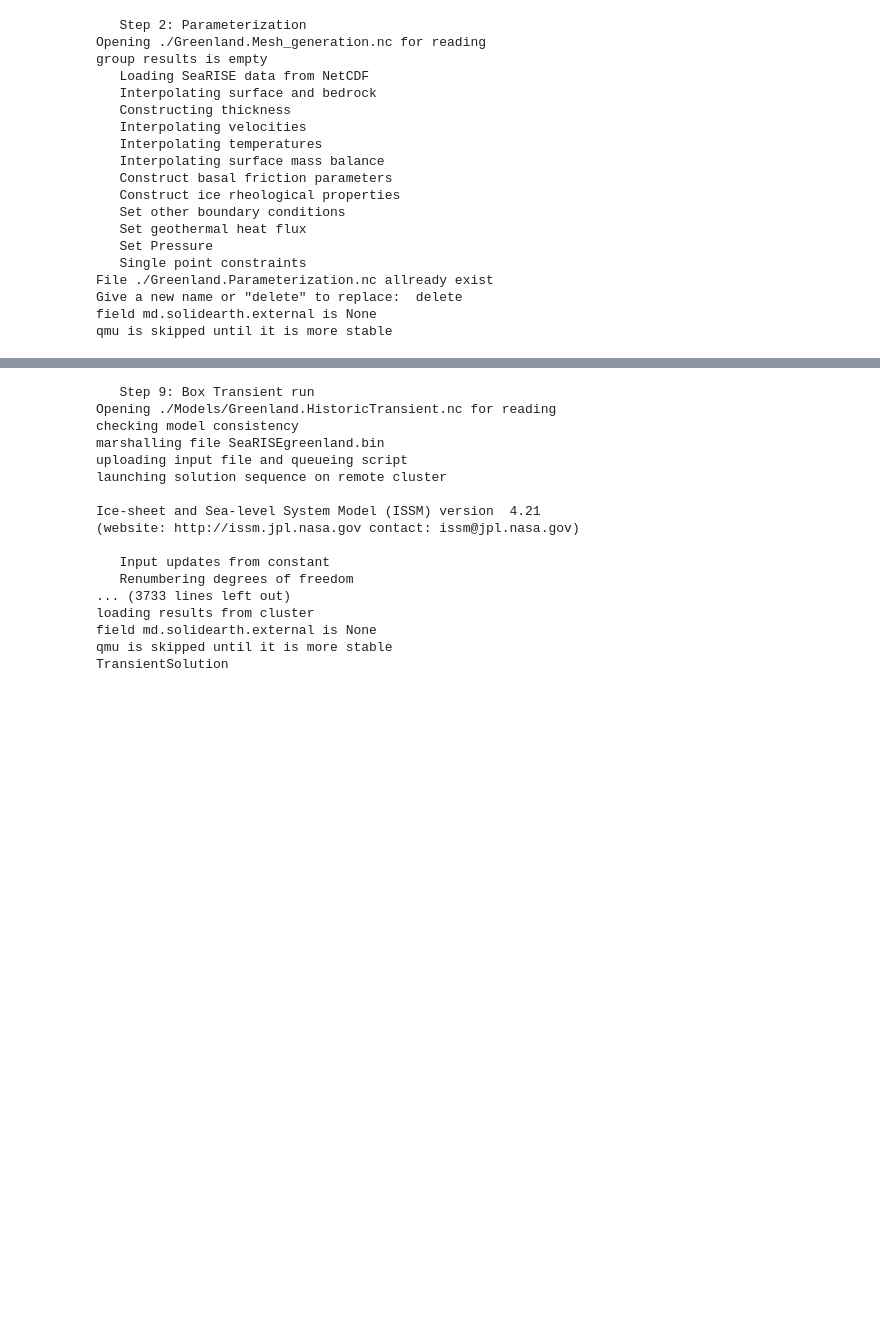
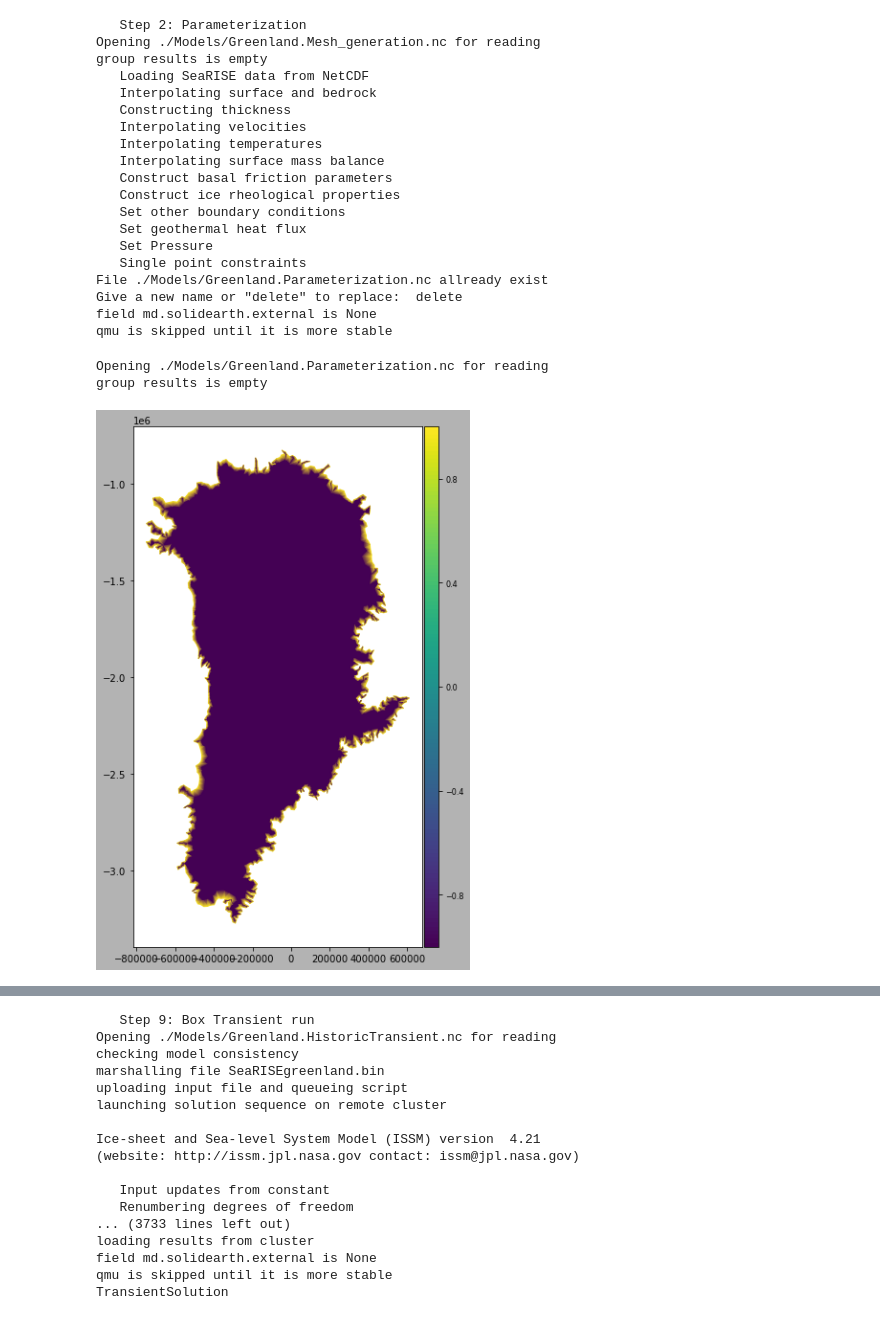
Before and after one commit to carolluzardi/ISSM-Project, a Jupyter notebook: Greenland/Greenland.ipynb, the cells around one changed output, grey strips where cells are left out. Cells and saved outputs as stored; diff of their text form; code cells hidden in the pictures; blank space fills up the shorter version.

```diff
--- a/Greenland/Greenland.ipynb
+++ b/Greenland/Greenland.ipynb
@@ -68,17 +67,16 @@ steps = [2]
 if 2 in steps:
     #  Step 2: Parameterization{{{
     print('   Step 2: Parameterization')
-    md = loadmodel('./Greenland.Mesh_generation.nc')
+    md = loadmodel('./Models/Greenland.Mesh_generation.nc')
 
     md = setmask(md, '', '')
     md = parameterize(md, './Greenland.py')
     md = setflowequation(md, 'SSA', 'all')
 
-    export_netCDF(md, "./Greenland.Parameterization.nc")
-    # }}}
+    export_netCDF(md, "./Models/Greenland.Parameterization.nc")
 # %% [output]
    Step 2: Parameterization
-Opening ./Greenland.Mesh_generation.nc for reading
+Opening ./Models/Greenland.Mesh_generation.nc for reading
 group results is empty
    Loading SeaRISE data from NetCDF
    Interpolating surface and bedrock
@@ -92,10 +90,19 @@ group results is empty
    Set geothermal heat flux
    Set Pressure
    Single point constraints
-File ./Greenland.Parameterization.nc allready exist
+File ./Models/Greenland.Parameterization.nc allready exist
 Give a new name or "delete" to replace:  delete
 field md.solidearth.external is None
 qmu is skipped until it is more stable
+# %%
+md = loadmodel('./Models/Greenland.Parameterization.nc')
+
+fig = plt.figure(figsize=(10,10))
+plotmodel(md, 'data', md.mask.ice_levelset)
+# %% [output]
+Opening ./Models/Greenland.Parameterization.nc for reading
+group results is empty
+[figure, added]
 # %%
 steps = [3]
 
```
Also changed, not shown: parts of 17 cells of this notebook.
